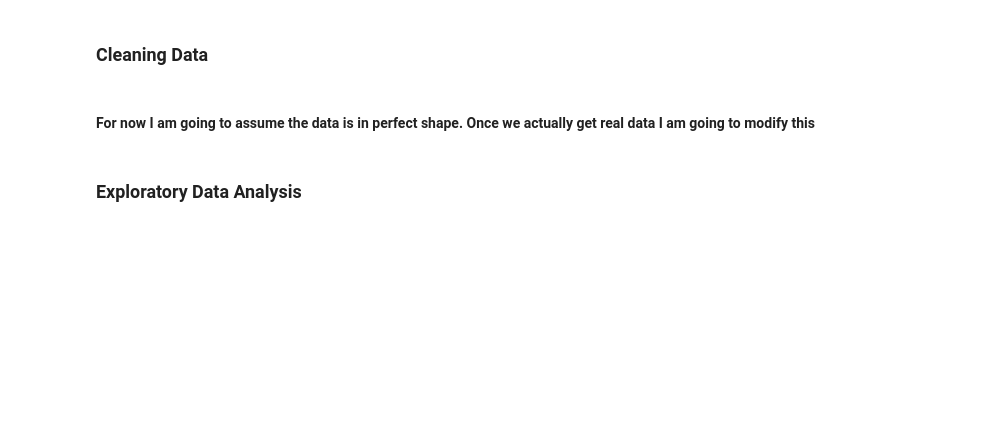
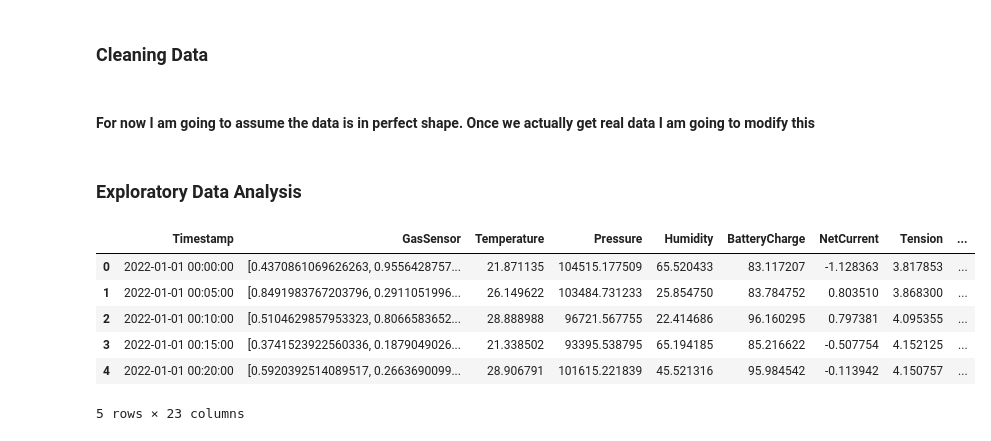
Before and after one commit to Ohm-Rajpal/USRA_Consulting, a Jupyter notebook: DataProcessing/Data Parser.ipynb, the cells around one changed output. Cells and saved outputs as stored; diff of their text form; code cells hidden in the pictures; blank space fills up the shorter version.

```diff
--- a/DataProcessing/Data Parser.ipynb
+++ b/DataProcessing/Data Parser.ipynb
@@ -30,3 +30,13 @@ df.describe()
 #### For now I am going to assume the data is in perfect shape. Once we actually get real data I am going to modify this
 # %% [markdown]
 ### Exploratory Data Analysis
+# %%
+df.head()
+# %% [output]
+|  | Timestamp | GasSensor | Temperature | Pressure | Humidity | BatteryCharge | NetCurrent | Tension | ... |
+| 0 | 2022-01-01 00:00:00 | [0.4370861069626263, 0.9556428757... | 21.871135 | 104515.177509 | 65.520433 | 83.117207 | -1.128363 | 3.817853 | ... |
+| 1 | 2022-01-01 00:05:00 | [0.8491983767203796, 0.2911051996... | 26.149622 | 103484.731233 | 25.854750 | 83.784752 | 0.803510 | 3.868300 | ... |
+| 2 | 2022-01-01 00:10:00 | [0.5104629857953323, 0.8066583652... | 28.888988 | 96721.567755 | 22.414686 | 96.160295 | 0.797381 | 4.095355 | ... |
+| 3 | 2022-01-01 00:15:00 | [0.3741523922560336, 0.1879049026... | 21.338502 | 93395.538795 | 65.194185 | 85.216622 | -0.507754 | 4.152125 | ... |
+| 4 | 2022-01-01 00:20:00 | [0.5920392514089517, 0.2663690099... | 28.906791 | 101615.221839 | 45.521316 | 95.984542 | -0.113942 | 4.150757 | ... |
+5 rows × 23 columns
```
Also changed, not shown: parts of 8 cells of this notebook.
